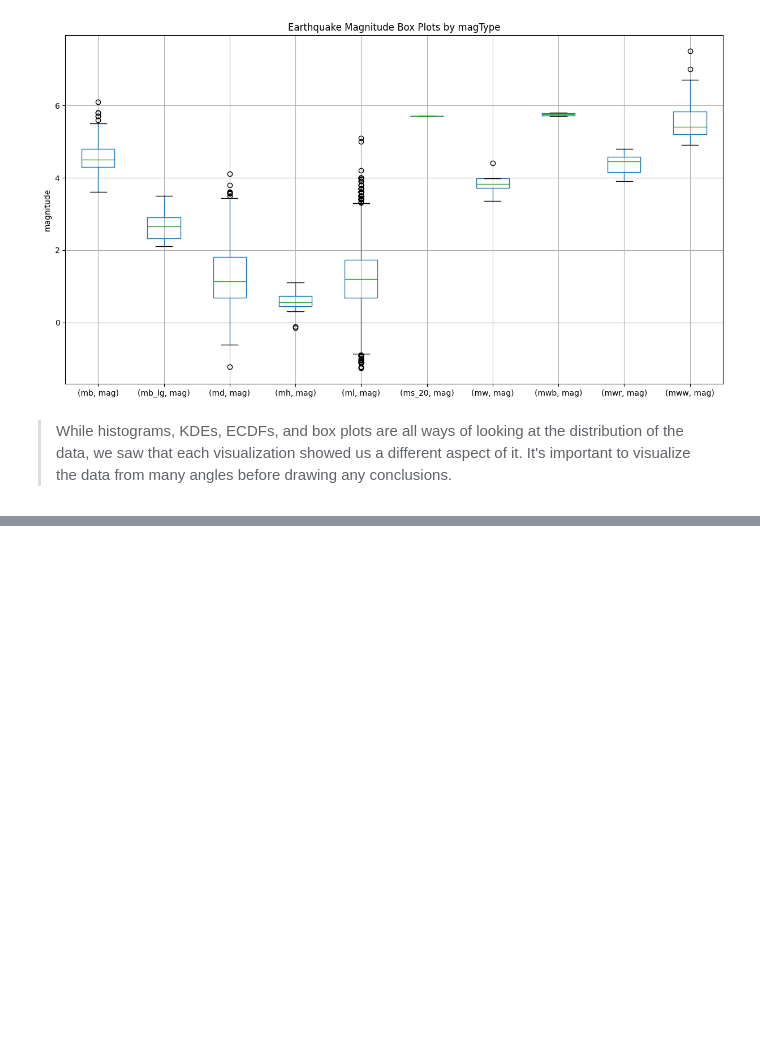
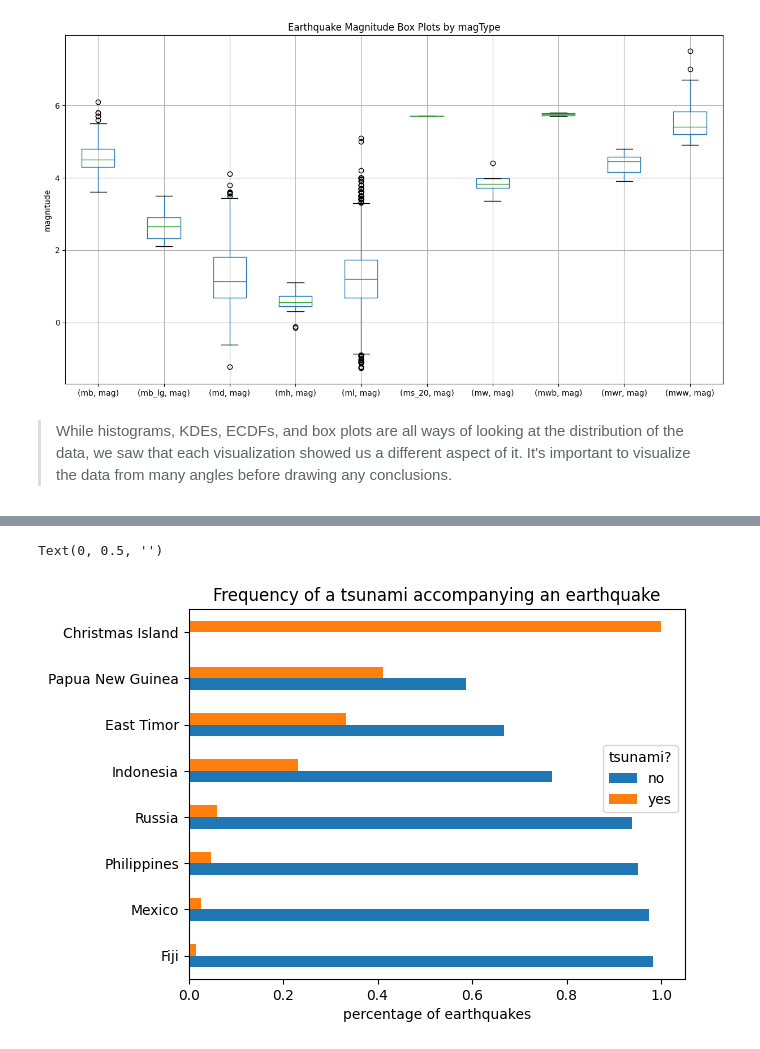
Before and after one commit to JPL-JUNO/Hands-On-Data-Analysis-with-Pandas, a Jupyter notebook: 05_visualizing_data/2-plotting_with_pandas.ipynb, the cells around one changed output, grey strips where cells are left out. Drawn from its saved outputs; the diff is of its cells as text; code cells hidden in the pictures; blank space fills up the shorter version.

```diff
--- a/05_visualizing_data/2-plotting_with_pandas.ipynb
+++ b/05_visualizing_data/2-plotting_with_pandas.ipynb
@@ -283,0 +327,13 @@ Text(0, 0.5, 'magnitude')
+# %%
+quakes.groupby(['parsed_place', "tsunami"])['mag'].count().unstack().apply(lambda x: x/x.sum(), axis='columns').rename(
+    columns={0: "no", 1: "yes"}
+).sort_values("yes", ascending=False)[7::-1].plot.barh(
+    title="Frequency of a tsunami accompanying an earthquake"
+)
+
+plt.legend(title='tsunami?', bbox_to_anchor=(1, .65))
+plt.xlabel("percentage of earthquakes")
+plt.ylabel("")
+# %% [output]
+Text(0, 0.5, '')
+[figure, added]
```
Also changed, not shown: parts of 8 cells of this notebook.
